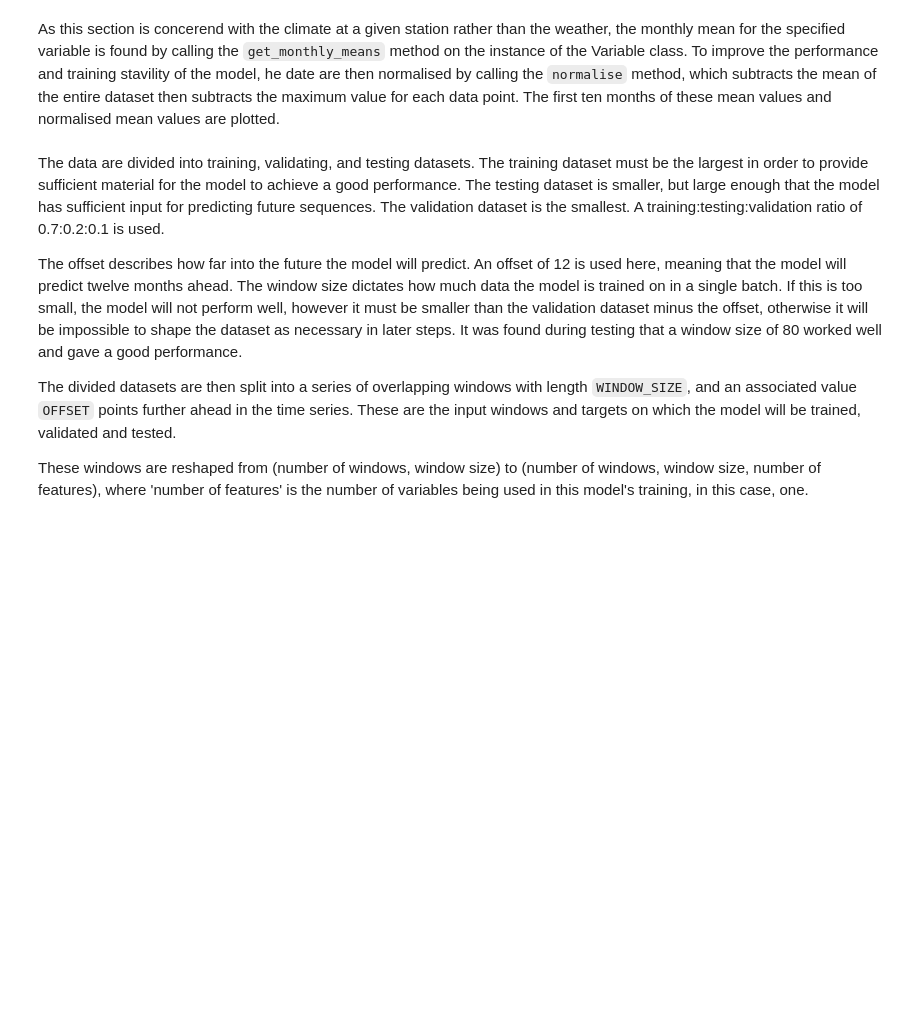
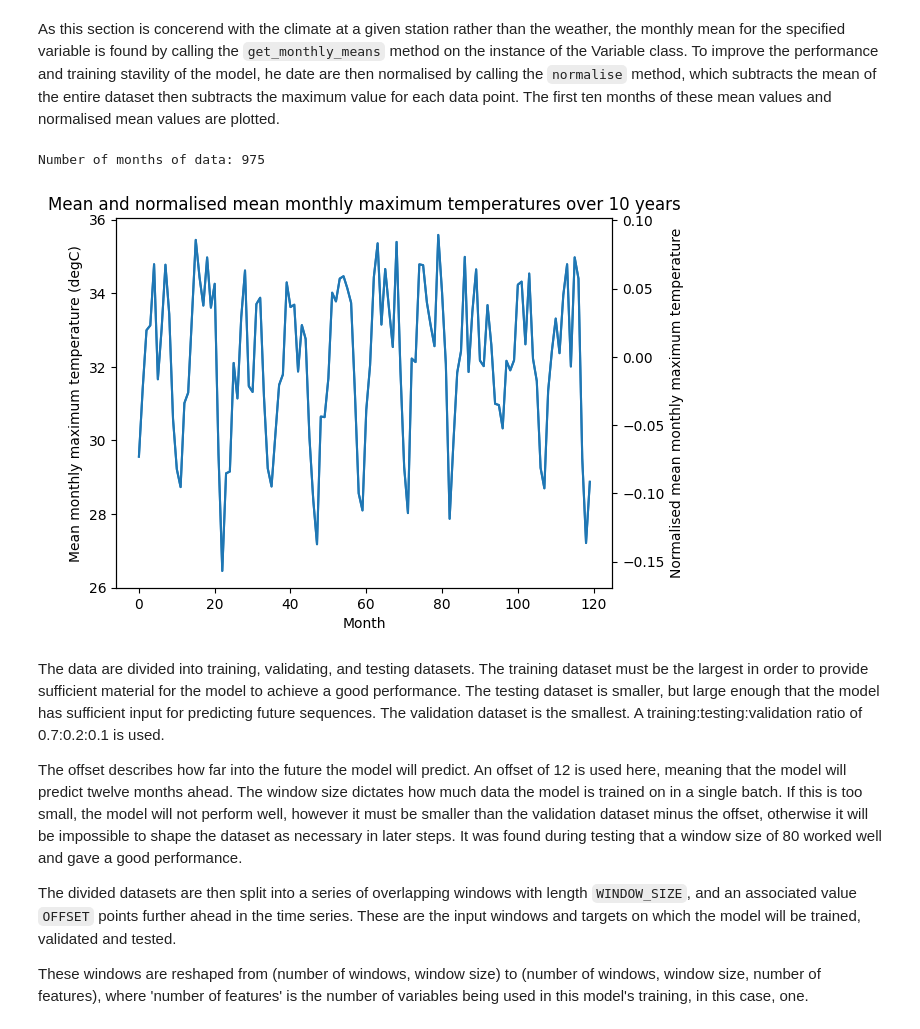
Before and after one commit to rhtweedie/ghcnd_ml, a Jupyter notebook: RNN_country_climate.ipynb, the cells around one changed output. Saved outputs shown, nothing was run; the diff lists cells and outputs as text; code cells hidden in the pictures; blank space fills up the shorter version.

Commit message:
Undo normalisation for plotting and improve plots

```diff
--- a/RNN_country_climate.ipynb
+++ b/RNN_country_climate.ipynb
@@ -70,20 +95,26 @@ As this section is concerend with the climate at a given station rather than the
 # %%
 # get mean values for each month of data
 means = np.array(t_max.get_monthly_means())
 print(f"Number of months of data: {len(means)}")
 
-# normalise means
+# normalise means and store mean and max for later
 means_normalised = t_max.normalise(means)
+means_mean = np.mean(means)
+means_max = np.max(means)
 
 # plot means and normalised means
 fig, ax = plt.subplots()
 ax.plot(means[:12*10])
 ax.set_xlabel("Month")
 ax.set_ylabel("Mean monthly maximum temperature (degC)")
 ax.set_title("Mean and normalised mean monthly maximum temperatures over 10 years")
 ax2 = ax.twinx()
 ax2.plot(means_normalised[:(12*10)])
 ax2.set_ylabel("Normalised mean monthly maximum temperature")
+plt.savefig('figures/climate_input_temps.svg', format = 'svg')
+# %% [output]
+Number of months of data: 975
+[figure, added]
 # %% [markdown]
 The data are divided into training, validating, and testing datasets. The training dataset must be the largest in order to provide sufficient material for the model to achieve a good performance. The testing dataset is smaller, but large enough that the model has sufficient input for predicting future sequences. The validation dataset is the smallest. A training:testing:validation ratio of 0.7:0.2:0.1 is used.
 
```
Also changed, not shown: parts of 11 cells of this notebook.
